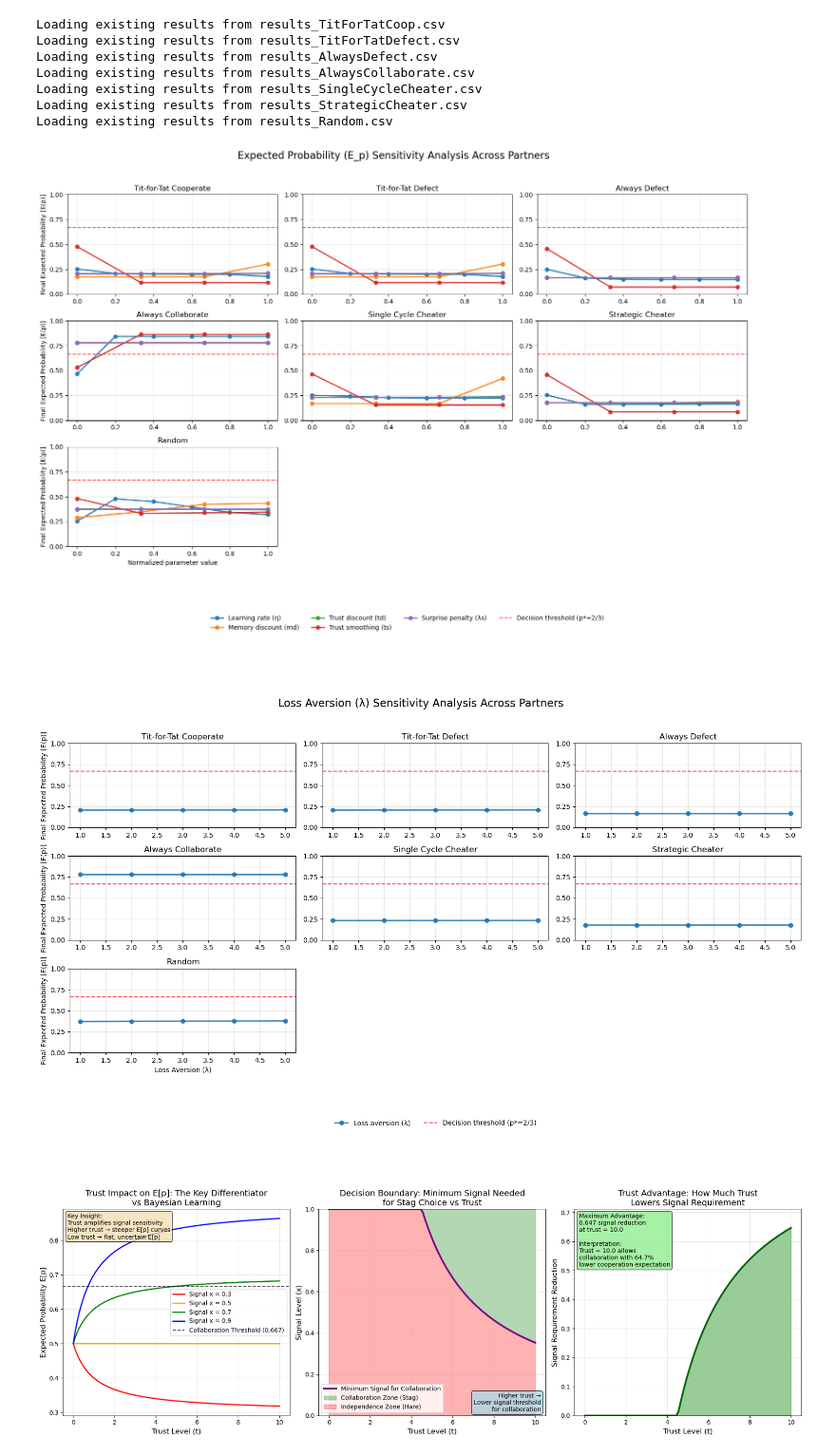
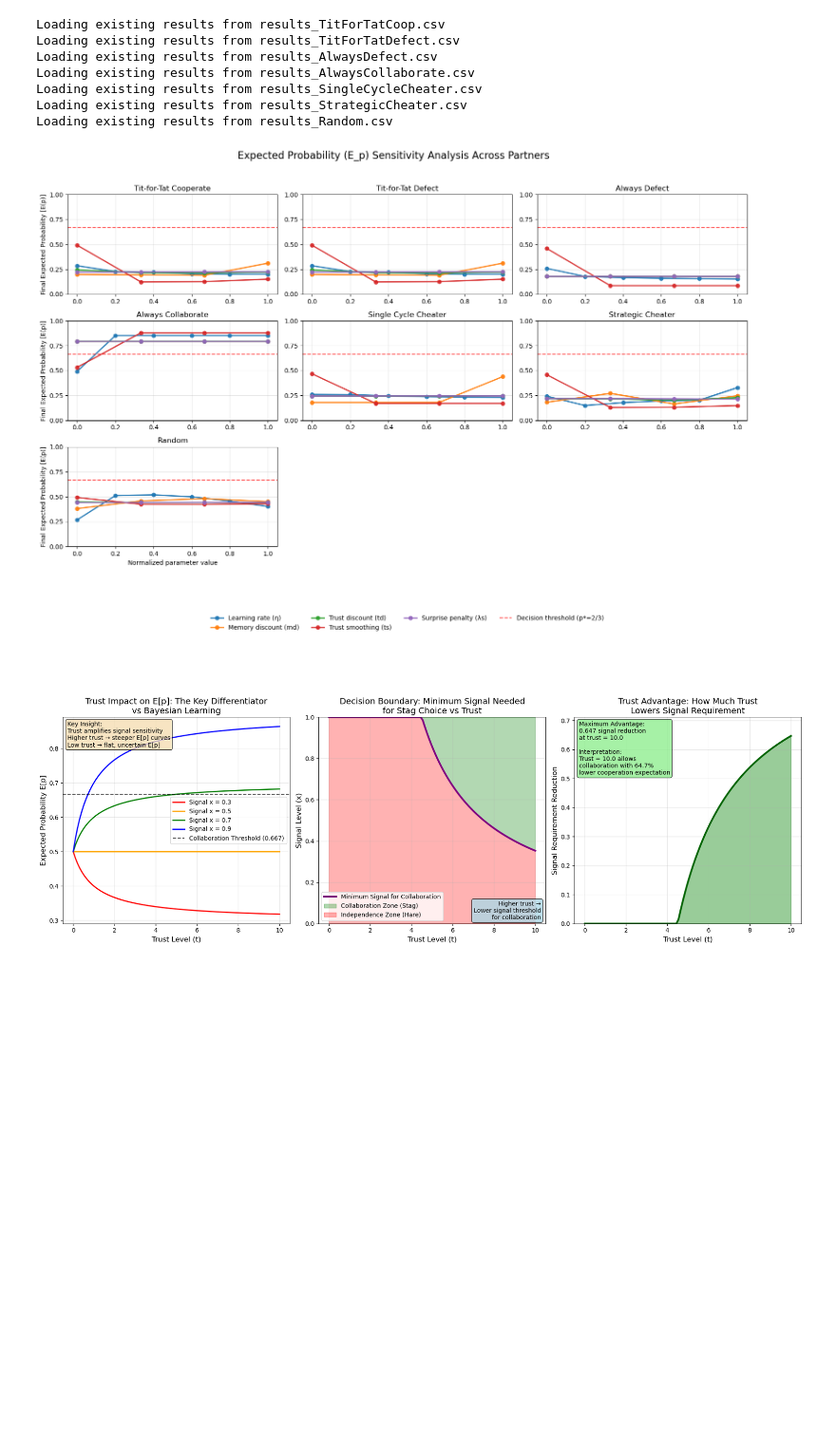
Before and after one commit to Mobinzarreh/trust-bayesian-agent-comparison, a Jupyter notebook: Trust_updated_focal_stoch_Betray.ipynb, the cells around one changed output. Shown at 95% size. Drawn from its saved outputs; the diff is of its cells as text; code cells hidden in the pictures; blank space fills up the shorter version.

Commit message:
Fix initial_last_choice default to None for proper partner initialization

```diff
--- a/Trust_updated_focal_stoch_Betray.ipynb
+++ b/Trust_updated_focal_stoch_Betray.ipynb
@@ -486,7 +489,7 @@ def run_agent_simulation(
     agent_obj,  # Can be FocalAgent or BayesianFocalAgent instance
     partner_obj,
     num_rounds: int = 70,
-    initial_last_choice: int = 1,
+    initial_last_choice = None,
     seed=None,
 ) -> pd.DataFrame:
     """
@@ -564,7 +567,7 @@ def run_single_agent_simulation(
     seed=None,
     num_rounds: int = 70,
     partner_obj = None,
-    initial_last_choice: int = 1,
+    initial_last_choice = None,
     memory_discount: float = MEMORY_DISCOUNT,
     trust_discount: float = TRUST_DISCOUNT,
     trust_smoothing: float = TRUST_SMOOTHING,
@@ -593,7 +596,7 @@ def run_single_agent_simulation(
 def run_bayesian_vs_partner(
     num_rounds: int = 70,
     partner_obj = None,
-    initial_last_choice: int = 1,
+    initial_last_choice = None,
     beta0: float = EPS,
     alpha0: float = EPS,
     stochastic: bool = True,
@@ -633,13 +636,11 @@ sim_results_strategic_cheater = run_single_agent_simulation(
 sim_results_tit_for_tat_coop = run_single_agent_simulation(
     u_i=None, num_rounds=num_rounds,
     partner_obj=TitForTatCooperatePartner(),
-    initial_last_choice=1,
     memory_discount=discount_factor, trust_smoothing=trust_smoothing, seed=42)
 
 sim_results_tit_for_tat_defect = run_single_agent_simulation(
     u_i=None, num_rounds=num_rounds,
     partner_obj=TitForTatDefectPartner(),
-    initial_last_choice=0,
     memory_discount=discount_factor, trust_smoothing=trust_smoothing, seed=42)
 
 sim_results_collab = run_single_agent_simulation(
@@ -1228,18 +1229,8 @@ Tit-for-Tat (Cooperate)                 134                   131              1
 # %%
 # Compare with decision-making trends
-print("Decision-Making Trends in the Last Round:")
-for i, (name, df) in enumerate(strategies_1, 1):
+print("\nDecision-Making Trends in the Last Round (Trust-Based Agent):")
+for i, (name, df) in enumerate(strategies_trust, 1):
     last_choice = df.iloc[-1]["Agent_Choice"]
-    last_row = df.iloc[-1]
     last_p = df.iloc[-1]["E_p"]
-
     print(f"{i}. {name}: p = {last_p:.3f}, Choice = {'Stag' if last_choice == 1 else 'Hare'}")
-
-# Compare with decision-making trends
-for i, (name, df) in enumerate(strategies_2, len(strategies_1) + 1):
-    last_choice = df.iloc[-1]["Agent_Choice"]
-    last_row = df.iloc[-1]
-    last_p = df.iloc[-1]["E_p"]
-
-    print(f"{i}. {name}: p = {last_p:.3f}, Choice = {'Stag' if last_choice == 1 else 'Hare'}")
 # %% [output]
@@ -2149,31 +2118,23 @@ def plot_loss_aversion_grid(
 # %%
 # Create a dictionary of dataframes for different partners
 partner_dfs = {
     "Tit-for-Tat Cooperate": df_sens_TitForTatCoop,
     "Tit-for-Tat Defect": df_sens_TitForTatDefect,
     "Always Defect": df_sens_AlwaysDefect,
     "Always Collaborate": df_sens_AlwaysCollaborate,
     "Single Cycle Cheater": df_sens_SingleCycleCheater,
     "Strategic Cheater": df_sens_StrategicCheater,
     "Random": df_sens_Random
 }
 
 # Create the grid visualization for general parameters
 fig = plot_expected_prob_grid(
     partner_dfs,
     title="Expected Probability (E_p) Sensitivity Analysis Across Partners"
 )
 plt.show()
-
-# Create the grid visualization specifically for loss aversion
-fig_loss = plot_loss_aversion_grid(
-    partner_dfs,
-    title="Loss Aversion (λ) Sensitivity Analysis Across Partners"
-)
-plt.show()
 # %% [output]
-[figure, old version]
+[figure, new version]
-[figure, removed]
 # %%
 def plot_final_decision_grid(
     df_dict,  # Dictionary of {partner_name: dataframe}
```
Also changed, not shown: parts of 23 cells of this notebook.
